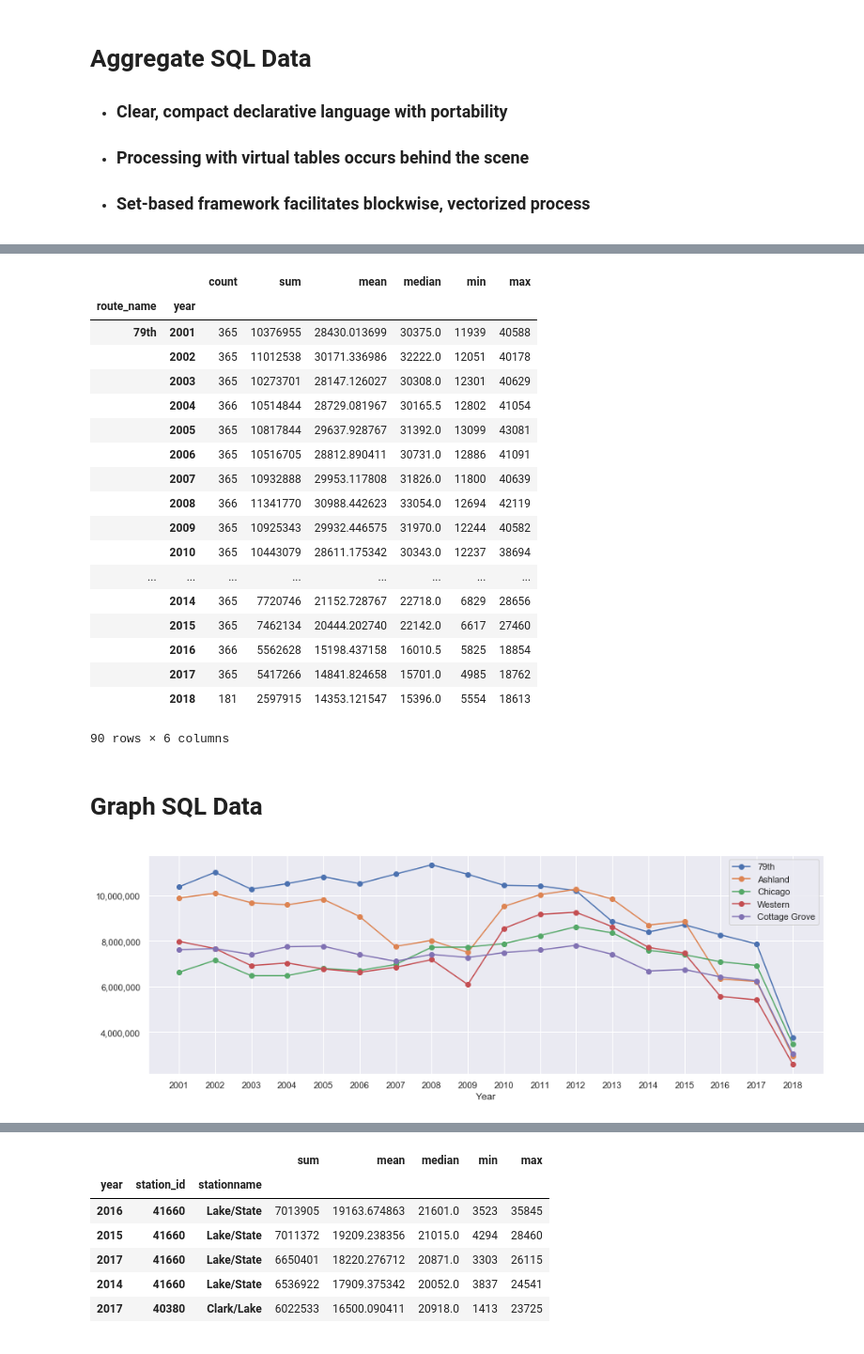
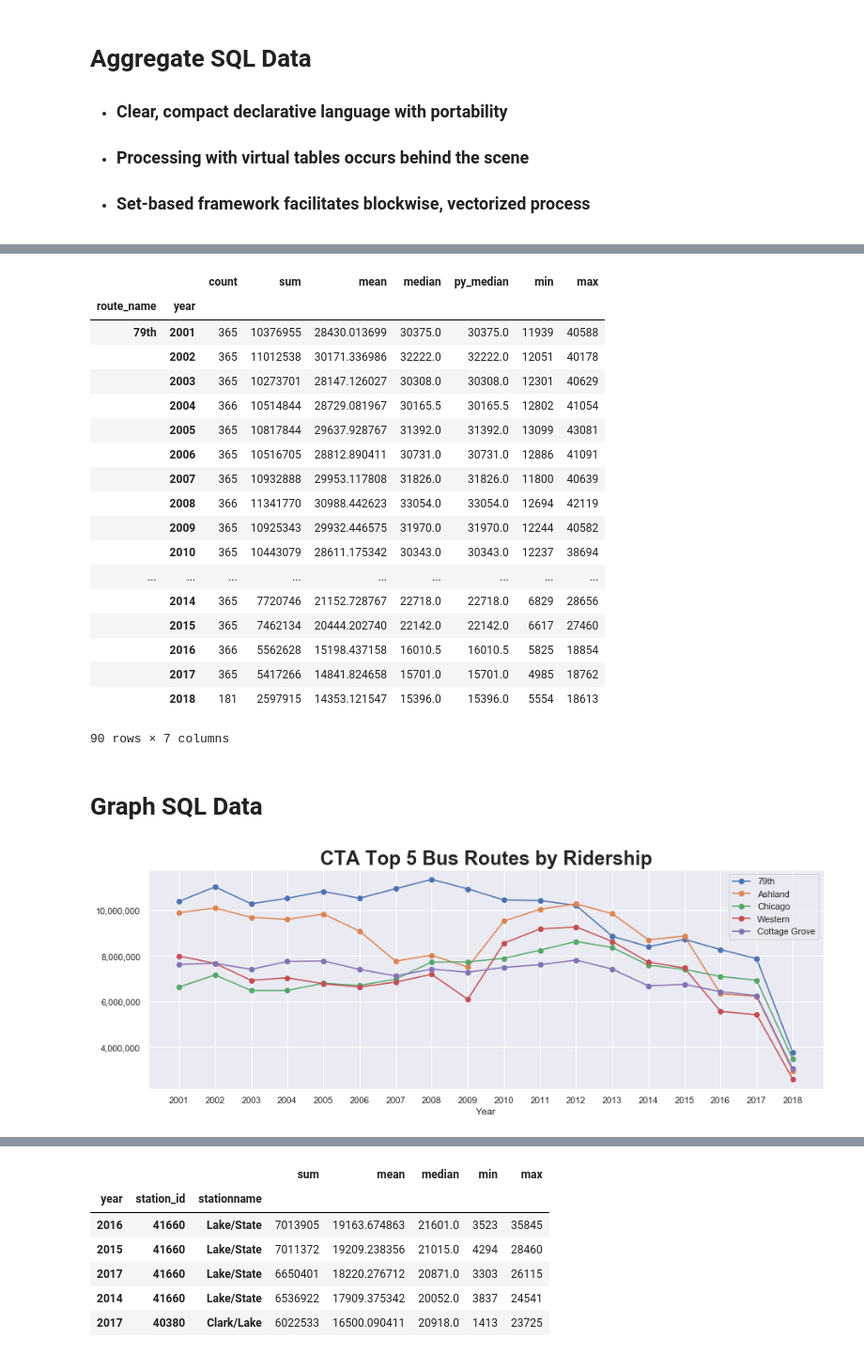
Before and after one commit to ParfaitG/WORKSHOPS, a Jupyter notebook: 2QPGCONF/Python_Postgres_Analysis.ipynb, the cells around one changed output, grey strips where cells are left out. Shown at 94% size. Saved outputs shown, nothing was run; the diff lists cells and outputs as text; code cells hidden in the pictures.

Commit message:
Update PGSQL materials re median functions

```diff
--- a/2QPGCONF/Python_Postgres_Analysis.ipynb
+++ b/2QPGCONF/Python_Postgres_Analysis.ipynb
@@ -304,6 +305,7 @@ sql = '''
              SUM(rd.rides) AS "sum",
              AVG(rd.rides) AS "mean",
              MEDIAN(rd.rides) AS "median",
+             PY_MEDIAN(rd.rides) AS "py_median",
              MIN(rd.rides) AS "min",
              MAX(rd.rides) AS "max"
       FROM bus_routes rt
@@ -316,25 +318,25 @@ sql = '''
 agg_sql = pd.read_sql(sql, engine).set_index(['route_name', 'year'])
 agg_sql
 # %% [output]
-|  |  | count | sum | mean | median | min | max |
-| route_name | year |  |  |  |  |  |  |
-| 79th | 2001 | 365 | 10376955 | 28430.013699 | 30375.0 | 11939 | 40588 |
-|  | 2002 | 365 | 11012538 | 30171.336986 | 32222.0 | 12051 | 40178 |
-|  | 2003 | 365 | 10273701 | 28147.126027 | 30308.0 | 12301 | 40629 |
-|  | 2004 | 366 | 10514844 | 28729.081967 | 30165.5 | 12802 | 41054 |
-|  | 2005 | 365 | 10817844 | 29637.928767 | 31392.0 | 13099 | 43081 |
-|  | 2006 | 365 | 10516705 | 28812.890411 | 30731.0 | 12886 | 41091 |
-|  | 2007 | 365 | 10932888 | 29953.117808 | 31826.0 | 11800 | 40639 |
-|  | 2008 | 366 | 11341770 | 30988.442623 | 33054.0 | 12694 | 42119 |
-|  | 2009 | 365 | 10925343 | 29932.446575 | 31970.0 | 12244 | 40582 |
-|  | 2010 | 365 | 10443079 | 28611.175342 | 30343.0 | 12237 | 38694 |
-| ... | ... | ... | ... | ... | ... | ... | ... |
-|  | 2014 | 365 | 7720746 | 21152.728767 | 22718.0 | 6829 | 28656 |
-|  | 2015 | 365 | 7462134 | 20444.202740 | 22142.0 | 6617 | 27460 |
-|  | 2016 | 366 | 5562628 | 15198.437158 | 16010.5 | 5825 | 18854 |
-|  | 2017 | 365 | 5417266 | 14841.824658 | 15701.0 | 4985 | 18762 |
-|  | 2018 | 181 | 2597915 | 14353.121547 | 15396.0 | 5554 | 18613 |
+|  |  | count | sum | mean | median | py_median | min | max |
+| route_name | year |  |  |  |  |  |  |  |
+| 79th | 2001 | 365 | 10376955 | 28430.013699 | 30375.0 | 30375.0 | 11939 | 40588 |
+|  | 2002 | 365 | 11012538 | 30171.336986 | 32222.0 | 32222.0 | 12051 | 40178 |
+|  | 2003 | 365 | 10273701 | 28147.126027 | 30308.0 | 30308.0 | 12301 | 40629 |
+|  | 2004 | 366 | 10514844 | 28729.081967 | 30165.5 | 30165.5 | 12802 | 41054 |
+|  | 2005 | 365 | 10817844 | 29637.928767 | 31392.0 | 31392.0 | 13099 | 43081 |
+|  | 2006 | 365 | 10516705 | 28812.890411 | 30731.0 | 30731.0 | 12886 | 41091 |
+|  | 2007 | 365 | 10932888 | 29953.117808 | 31826.0 | 31826.0 | 11800 | 40639 |
+|  | 2008 | 366 | 11341770 | 30988.442623 | 33054.0 | 33054.0 | 12694 | 42119 |
+|  | 2009 | 365 | 10925343 | 29932.446575 | 31970.0 | 31970.0 | 12244 | 40582 |
+|  | 2010 | 365 | 10443079 | 28611.175342 | 30343.0 | 30343.0 | 12237 | 38694 |
+| ... | ... | ... | ... | ... | ... | ... | ... | ... |
+|  | 2014 | 365 | 7720746 | 21152.728767 | 22718.0 | 22718.0 | 6829 | 28656 |
+|  | 2015 | 365 | 7462134 | 20444.202740 | 22142.0 | 22142.0 | 6617 | 27460 |
+|  | 2016 | 366 | 5562628 | 15198.437158 | 16010.5 | 16010.5 | 5825 | 18854 |
+|  | 2017 | 365 | 5417266 | 14841.824658 | 15701.0 | 15701.0 | 4985 | 18762 |
+|  | 2018 | 181 | 2597915 | 14353.121547 | 15396.0 | 15396.0 | 5554 | 18613 |
-90 rows × 6 columns
+90 rows × 7 columns
 # %% [markdown]
 <font color="#336791"/>
 
@@ -342,32 +344,33 @@ agg_sql
 # %%
 sns.set()
 
-fig, ax = plt.subplots(figsize=(15,5))
 sql = """
       SELECT Date_Part('year', rd.ride_date)::integer AS "Year",
              SUM(CASE WHEN route_name = '79th' THEN rides ELSE NULL END) AS "79th",
              SUM(CASE WHEN route_name = 'Ashland' THEN rides ELSE NULL END) AS "Ashland",
              SUM(CASE WHEN route_name = 'Chicago' THEN rides ELSE NULL END) AS "Chicago",
              SUM(CASE WHEN route_name = 'Western' THEN rides ELSE NULL END) AS "Western",
              SUM(CASE WHEN route_name = 'Cottage Grove' THEN rides ELSE NULL END) AS "Cottage Grove"
       FROM bus_routes rt
       INNER JOIN bus_rides rd ON rt.route_id = rd.route_id
       WHERE rt.route_name IN ('79th', 'Ashland', 'Chicago', 'Western', 'Cottage Grove')
       GROUP BY Date_Part('year', rd.ride_date)
       ORDER BY Date_Part('year', rd.ride_date)
       """
 pvt = pd.read_sql(sql, engine).set_index('Year')
 
+fig, ax = plt.subplots(figsize=(15,5))
 pvt.plot(kind='line', ax=ax, rot=0, marker='o')
 
 ax.get_yaxis().set_major_formatter(FuncFormatter(lambda x, p: format(int(x), ',')))
 plt.gca().set_xticks(np.unique(pvt.index.values))
 
+plt.title("CTA Top 5 Bus Routes by Ridership", weight='bold', size=24)
 plt.show()
 plt.clf()
 plt.close('all')
 # %% [output]
-[figure, old version]
+[figure, new version]
 # %% [markdown]
 <font color="#646464"/>
 
```
Also changed, not shown: parts of 9 cells of this notebook, 7 other files.
